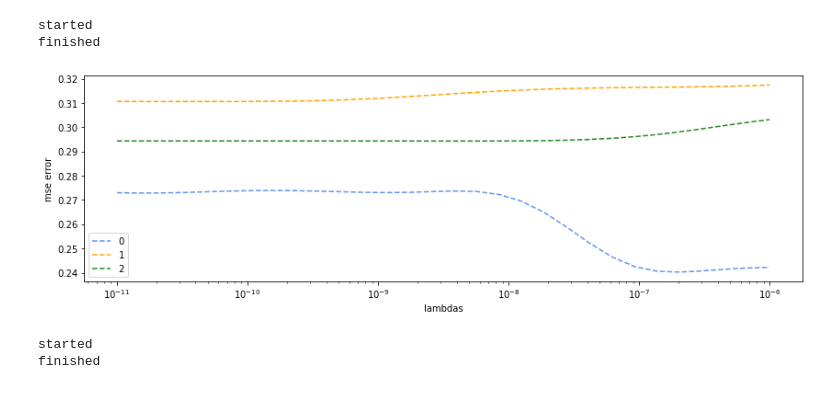
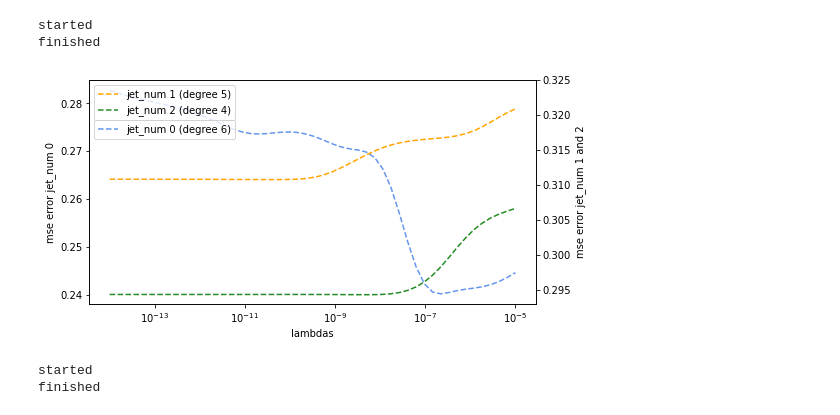
Before and after one commit to madtoinou/CS-433_HBozonClass, a Jupyter notebook: scripts/project1.ipynb, the cells around one changed output. Cells and saved outputs as stored; diff of their text form; code cells hidden in the pictures.

Commit message:
generating plots

```diff
--- a/scripts/project1.ipynb
+++ b/scripts/project1.ipynb
@@ -653,10 +648,10 @@ k_indices_2 = build_k_indices(y_2, k_fold, seed)
 
 seed = 383692
 #usually 8
-k_fold = 6
+k_fold = 10
 
 #lambdas for ridge
-lambdas = np.logspace(-11,-6,30)
+lambdas = np.logspace(-14,-5,50)
 
 rmse_tr_0 = []
 rmse_te_0 = []
@@ -720,25 +715,28 @@ print("finished")
 started
 finished
 # %%
-f = plt.figure(figsize=(14,14)) # change this if needed
+f = plt.figure(figsize=(8,14)) # change this if needed
 #degree 1
 ax1 = f.add_subplot(311)
 ax1.semilogx(lambdas, rmse_te_0, ls="--" , marker="",
-             c="cornflowerblue", label="0")
-ax1.semilogx(lambdas, rmse_te_1, ls="--" , marker="",
-             c="orange", label="1")
-ax1.semilogx(lambdas, rmse_te_2, ls="--" , marker="",
-             c="forestgreen", label="2")
-"""
-ax1.semilogx(lambdas, rmse_te_3, ls="--" , marker="",
-             c="brown", label="3")
-"""
-plt.xlabel("lambdas")
-plt.ylabel("mse error")
-plt.legend()
+             c="cornflowerblue", label="jet_num 0 (degree 6)")
+
+ax2 = ax1.twinx()
+ax2.semilogx(lambdas, rmse_te_1, ls="--" , marker="",
+             c="orange", label="jet_num 1 (degree 5)")
+ax2.semilogx(lambdas, rmse_te_2, ls="--" , marker="",
+             c="forestgreen", label="jet_num 2 (degree 4)")
+ax2.set_ylim(ymax=0.325)
+
+ax1.set_xlabel("lambdas")
+ax1.set_ylabel("mse error jet_num 0")
+ax2.set_ylabel("mse error jet_num 1 and 2",rotation=90)
+
+ax1.legend(loc=(0.01, 0.736))
+ax2.legend()
 plt.show()
 # %% [output]
-[figure, old version]
+[figure, new version]
 # %%
 from proj1_helpers import *
 DATA_TRAIN_PATH = '/home/toinou/course/ml/ml_proj1/data/train.csv'
```
Also changed, not shown: parts of 6 cells of this notebook, 2 other files.
